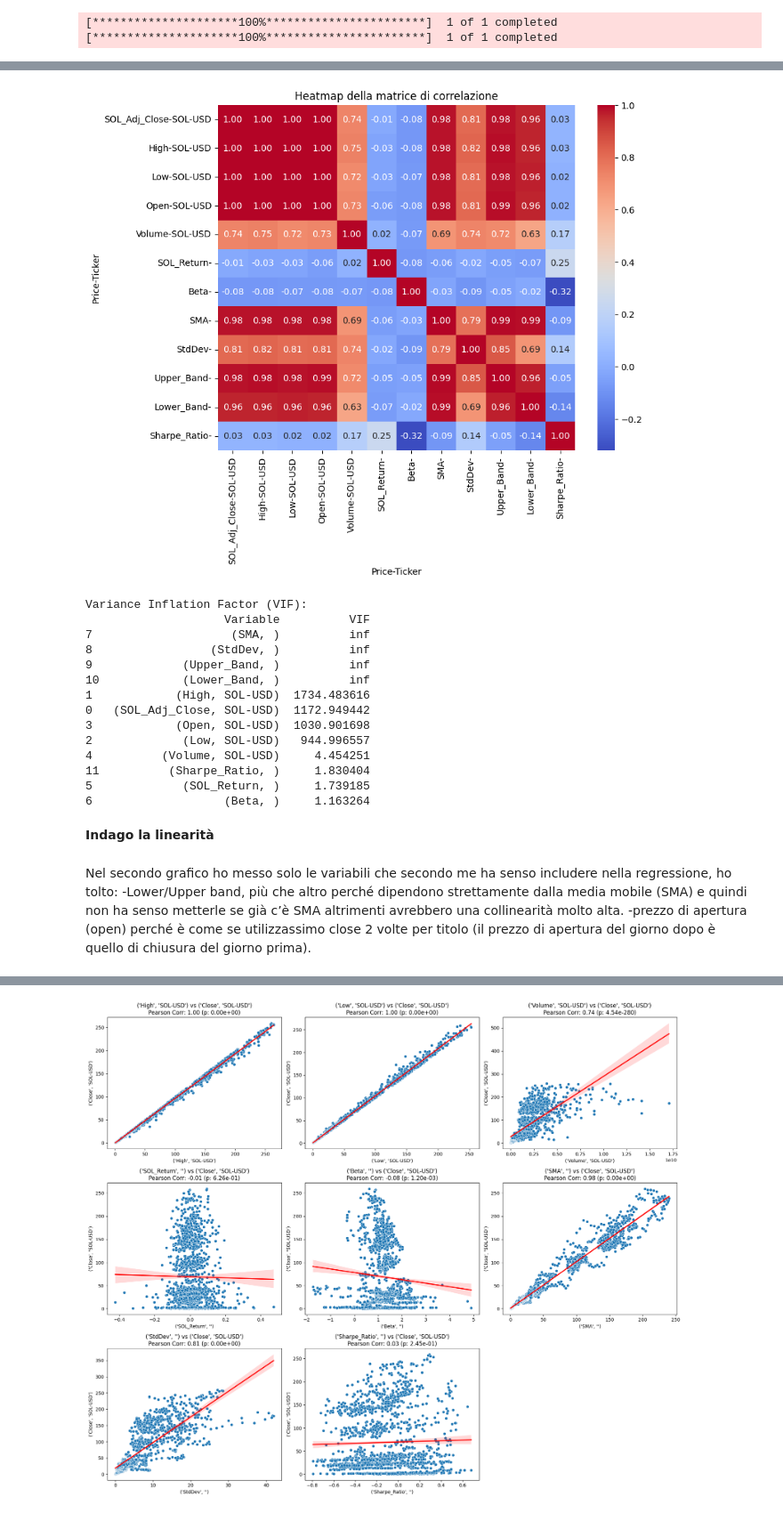
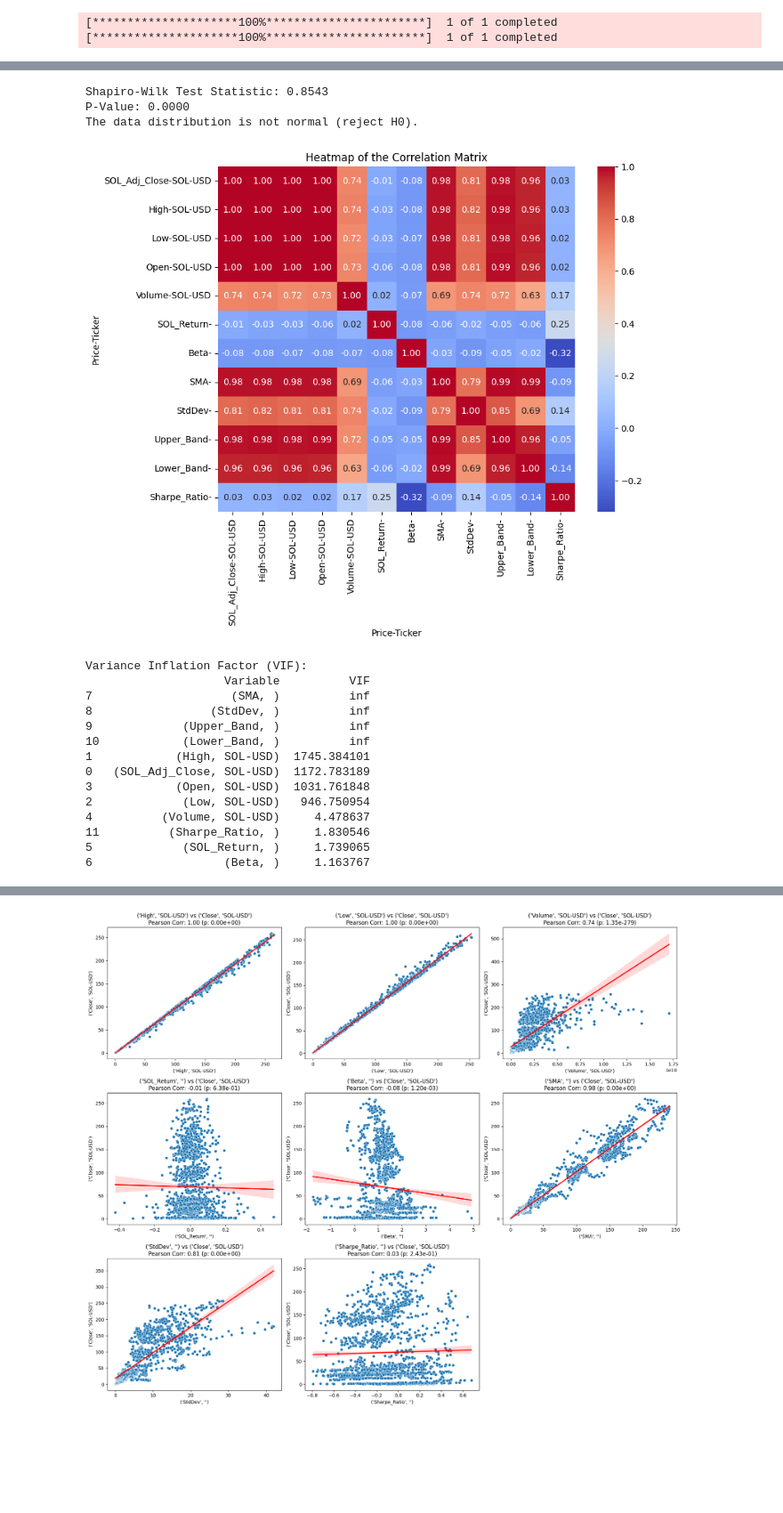
Before and after one commit to MicheleGiambelli/Deep-Learning-Project, a Jupyter notebook: Crypto_guru.ipynb, the cells around one changed output, grey strips where cells are left out. Shown at 89% size. Drawn from its saved outputs; the diff is of its cells as text; code cells hidden in the pictures; blank space fills up the shorter version.

```diff
--- a/Crypto_guru.ipynb
+++ b/Crypto_guru.ipynb
@@ -97,0 +164,19 @@ df.head()
+# %%
+plt.style.use('default')
+
+fig, axs = plt.subplots(1, 2, figsize=(12, 4))
+
+# Histogram plot
+axs[0].hist(df[('Close', 'SOL-USD')], bins=25, color='blue', alpha=0.7)
+axs[0].set_xlabel('Closed Price')
+axs[0].set_ylabel('Counts')
+axs[0].set_title('Closed Price Distribution')
+
+# QQ plot
+sm.qqplot(df[('Close', 'SOL-USD')], line='s', ax=axs[1])
+axs[1].set_title('QQ Plot of the Close Variable')
+axs[1].set_xlabel('Theoretical Quantiles')
+axs[1].set_ylabel('Observed Quantiles')
+
+plt.tight_layout()
+plt.show()
@@ -98,53 +198,59 @@ df.head()
+# %%
+# Perform the Shapiro-Wilk test on the 'Close' variable
+stat, p_value = shapiro(df['Close'])
+
+print(f"Shapiro-Wilk Test Statistic: {stat:.4f}")
+print(f"P-Value: {p_value:.4f}")
+if p_value > 0.05:
+    print("The data distribution is likely normal (fail to reject H0).")
+else:
+    print("The data distribution is not normal (reject H0).")
+# %% [output]
+Shapiro-Wilk Test Statistic: 0.8543
+P-Value: 0.0000
+The data distribution is not normal (reject H0).
 # %%
-# Rimozione dei valori NaN per analisi pulita
+# Removing NaN values for a clean analysis
 df_sol_clean = df.dropna()
 
-# Gestione del MultiIndex: rimuovi la variabile target specificando entrambi i livelli
-target_var = ('Close', 'SOL-USD')  # Nome esatto della variabile nel MultiIndex
+# Handling MultiIndex: remove the target variable by specifying both levels
+target_var = ('Close', 'SOL-USD')  # Exact name of the variable in the MultiIndex
 independent_vars = [col for col in df_sol_clean.columns if col != target_var]
 
-# Matrice di correlazione
+# Correlation matrix
 correlation_matrix = df_sol_clean[independent_vars].corr()
 
-# Visualizzazione della matrice di correlazione
+# Visualization of the correlation matrix
 plt.figure(figsize=(9, 7))
 sns.heatmap(correlation_matrix, annot=True, cmap='coolwarm', fmt='.2f')
-plt.title("Heatmap della matrice di correlazione")
+plt.title("Heatmap of the Correlation Matrix")
 plt.show()
 
-# Calcolo del VIF
+# Calculating VIF (Variance Inflation Factor)
 X = df_sol_clean[independent_vars]
-X_with_const = sm.add_constant(X)  # Aggiungi la costante per il calcolo del VIF
+X_with_const = sm.add_constant(X)  # Add a constant for VIF calculation
 
 vif_data = pd.DataFrame({
     "Variable": X.columns,
     "VIF": [variance_inflation_factor(X_with_const.values, i + 1) for i in range(X.shape[1])]
 }).sort_values(by="VIF", ascending=False)
 
-# Mostra i risultati del VIF
+# Display VIF results
 print("Variance Inflation Factor (VIF):")
 print(vif_data)
-
-# Suggerimento: Rimuovi o combina variabili con VIF molto elevato.
 # %% [output]
-[figure, old version]
+[figure, new version]
 Variance Inflation Factor (VIF):
                     Variable          VIF
 7                    (SMA, )          inf
 8                 (StdDev, )          inf
 9             (Upper_Band, )          inf
 10            (Lower_Band, )          inf
-1            (High, SOL-USD)  1734.483616
-0   (SOL_Adj_Close, SOL-USD)  1172.949442
-3            (Open, SOL-USD)  1030.901698
-2             (Low, SOL-USD)   944.996557
-4          (Volume, SOL-USD)     4.454251
-11          (Sharpe_Ratio, )     1.830404
-5             (SOL_Return, )     1.739185
-6                   (Beta, )     1.163264
+1            (High, SOL-USD)  1745.384101
+0   (SOL_Adj_Close, SOL-USD)  1172.783189
+3            (Open, SOL-USD)  1031.761848
+2             (Low, SOL-USD)   946.750954
+4          (Volume, SOL-USD)     4.478637
+11          (Sharpe_Ratio, )     1.830546
+5             (SOL_Return, )     1.739065
+6                   (Beta, )     1.163767
-# %% [markdown]
-**Indago la linearità**
-# %% [markdown]
-Nel secondo grafico ho messo solo le variabili che secondo me ha senso includere nella regressione, ho tolto:
--Lower/Upper band, più che altro perché dipendono strettamente dalla media mobile (SMA) e quindi non ha senso metterle se già c’è SMA altrimenti avrebbero una collinearità molto alta.
--prezzo di apertura (open) perché è come se utilizzassimo close 2 volte per titolo (il prezzo di apertura del giorno dopo è quello di chiusura del giorno prima).
```
Also changed, not shown: parts of 69 cells of this notebook.
